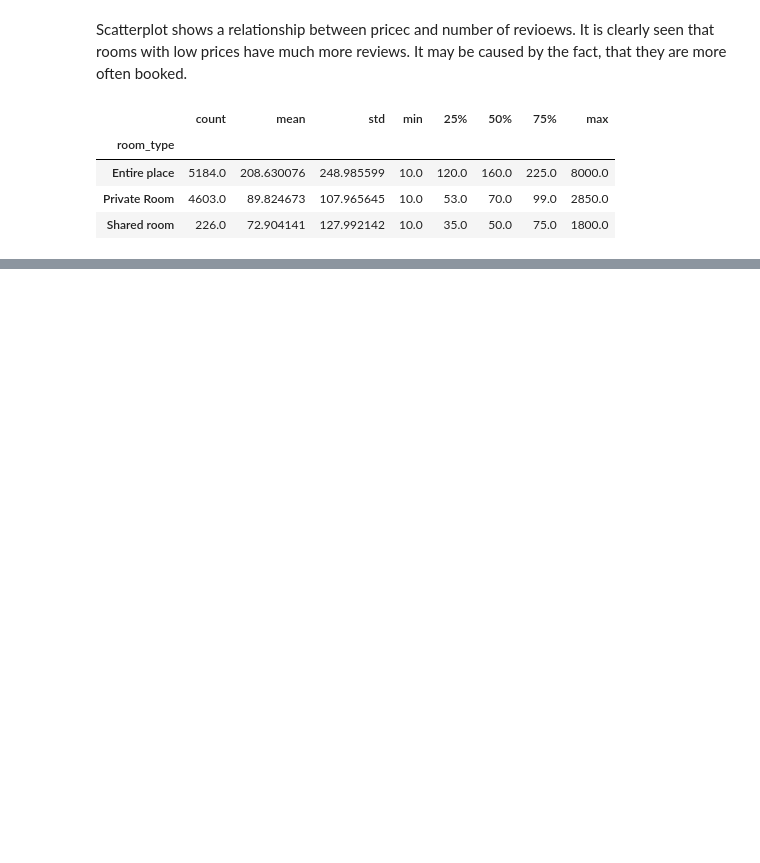
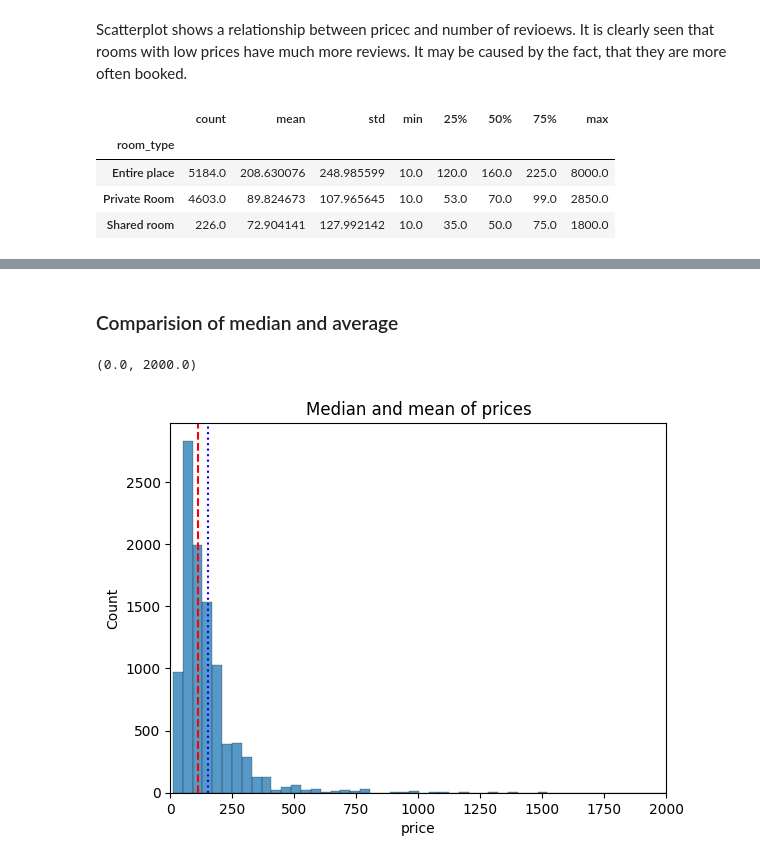
Before and after one commit to kingb6/Data_Preprocessing_Report, a Jupyter notebook: Cleaning_Data_in_Python_live_session.ipynb, the cells around one changed output, grey strips where cells are left out. Saved outputs shown, nothing was run; the diff lists cells and outputs as text; code cells hidden in the pictures; blank space fills up the shorter version.

Commit message:
univariate zaczete (ratings price and room_type)

```diff
--- a/Cleaning_Data_in_Python_live_session.ipynb
+++ b/Cleaning_Data_in_Python_live_session.ipynb
@@ -884,0 +928,11 @@ display(table)
+# %% [markdown]
+### Comparision of median and average
+# %%
+sns.histplot(data = airbnb, x="price")
+plt.axvline(airbnb['price'].mean(), linestyle = "dotted", color ="blue")
+plt.axvline(airbnb['price'].median(), linestyle="dashed", color="red")
+plt.title("Median and mean of prices")
+plt.xlim(0,2000)
+# %% [output]
+(0.0, 2000.0)
+[figure, added]
```
Also changed, not shown: parts of 15 cells of this notebook.
